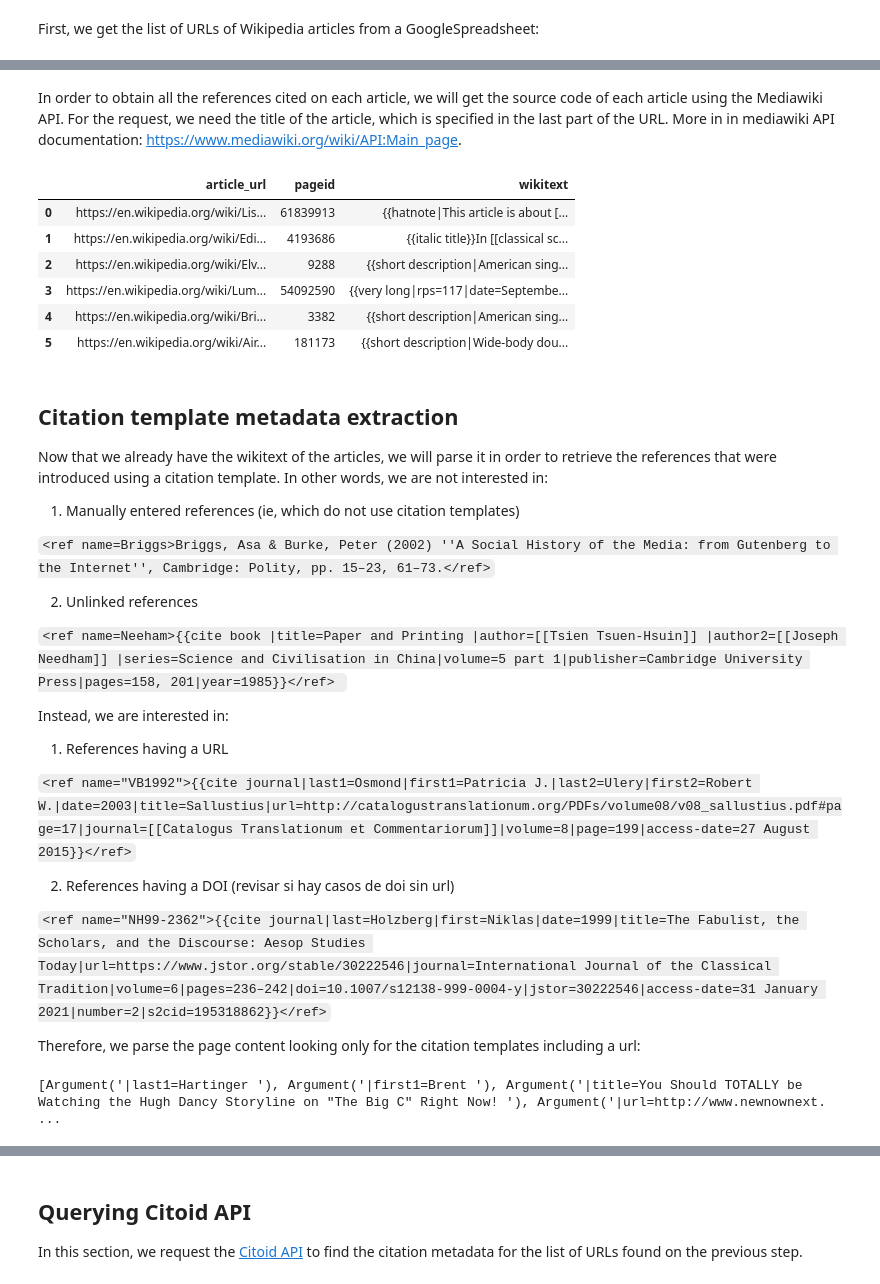
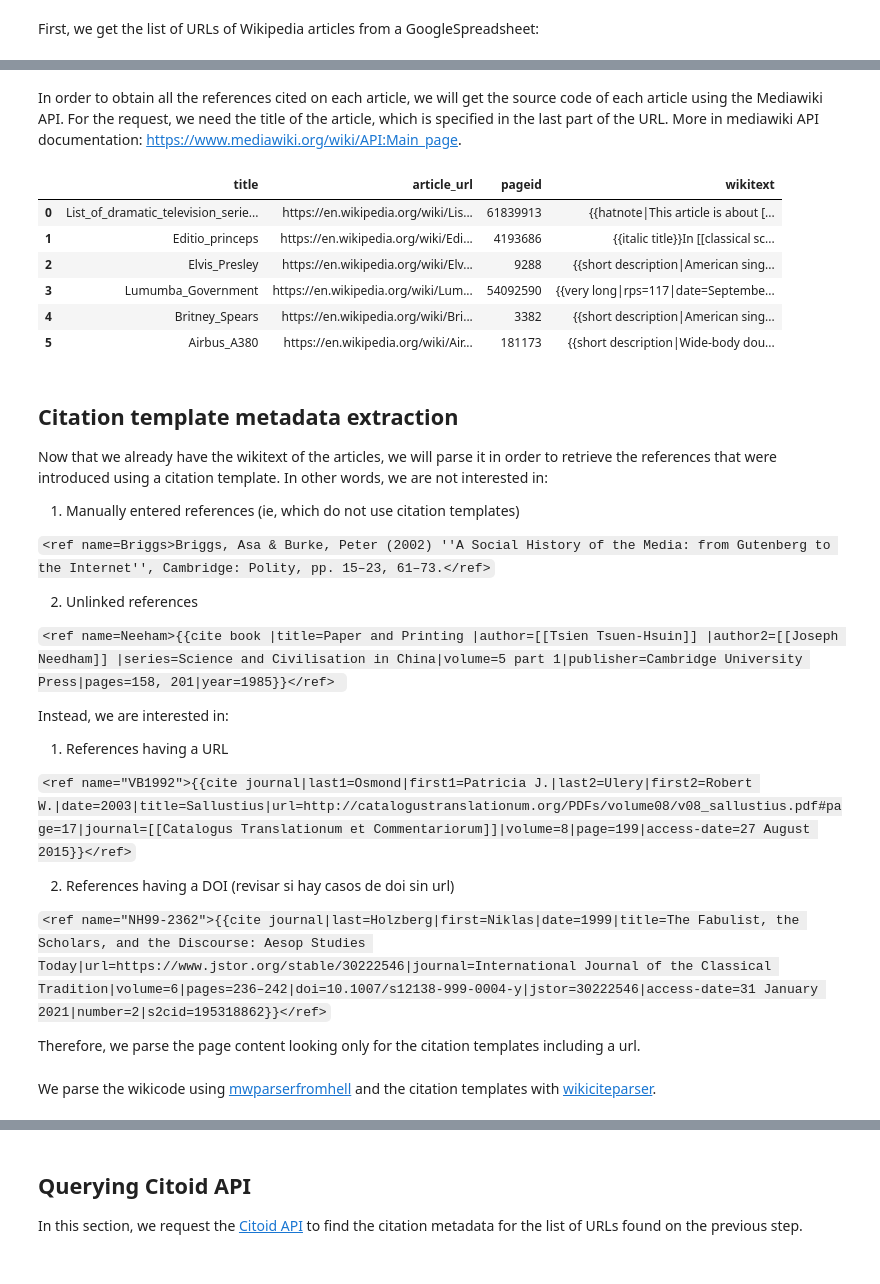
Before and after one commit to hdlabconicet/Web2Cit-research, a Jupyter notebook: understand-citoid-coverage.ipynb, the cells around one changed output, grey strips where cells are left out. Cells and saved outputs as stored; diff of their text form; code cells hidden in the pictures.

````diff
--- a/understand-citoid-coverage.ipynb
+++ b/understand-citoid-coverage.ipynb
@@ -80,3 +82,3 @@ Name: URL, dtype: object
 # %% [markdown]
-In order to obtain all the references cited on each article, we will get the source code of each article using the Mediawiki API. For the request, we need the title of the article, which is specified in the last part of the URL. More in in mediawiki API documentation: https://www.mediawiki.org/wiki/API:Main_page.
+In order to obtain all the references cited on each article, we will get the source code of each article using the Mediawiki API. For the request, we need the title of the article, which is specified in the last part of the URL. More in mediawiki API documentation: https://www.mediawiki.org/wiki/API:Main_page.
 # %%
@@ -113,13 +116,13 @@ df = pd.DataFrame(rows)
-# %%
-df
-# %% [output]
-|  | article_url | pageid | wikitext |
-| 0 | https://en.wikipedia.org/wiki/Lis... | 61839913 | {{hatnote|This article is about [... |
-| 1 | https://en.wikipedia.org/wiki/Edi... | 4193686 | {{italic title}}In [[classical sc... |
-| 2 | https://en.wikipedia.org/wiki/Elv... | 9288 | {{short description|American sing... |
-| 3 | https://en.wikipedia.org/wiki/Lum... | 54092590 | {{very long|rps=117|date=Septembe... |
-| 4 | https://en.wikipedia.org/wiki/Bri... | 3382 | {{short description|American sing... |
-| 5 | https://en.wikipedia.org/wiki/Air... | 181173 | {{short description|Wide-body dou... |
+# %%
+articles_df
+# %% [output]
+|  | title | article_url | pageid | wikitext |
+| 0 | List_of_dramatic_television_serie... | https://en.wikipedia.org/wiki/Lis... | 61839913 | {{hatnote|This article is about [... |
+| 1 | Editio_princeps | https://en.wikipedia.org/wiki/Edi... | 4193686 | {{italic title}}In [[classical sc... |
+| 2 | Elvis_Presley | https://en.wikipedia.org/wiki/Elv... | 9288 | {{short description|American sing... |
+| 3 | Lumumba_Government | https://en.wikipedia.org/wiki/Lum... | 54092590 | {{very long|rps=117|date=Septembe... |
+| 4 | Britney_Spears | https://en.wikipedia.org/wiki/Bri... | 3382 | {{short description|American sing... |
+| 5 | Airbus_A380 | https://en.wikipedia.org/wiki/Air... | 181173 | {{short description|Wide-body dou... |
 # %% [markdown]
 ## Citation template metadata extraction
 
@@ -143,28 +146,4 @@ Instead, we are interested in:
 
 ```<ref name="NH99-2362">{{cite journal|last=Holzberg|first=Niklas|date=1999|title=The Fabulist, the Scholars, and the Discourse: Aesop Studies Today|url=https://www.jstor.org/stable/30222546|journal=International Journal of the Classical Tradition|volume=6|pages=236–242|doi=10.1007/s12138-999-0004-y|jstor=30222546|access-date=31 January 2021|number=2|s2cid=195318862}}</ref>```
 
-Therefore, we parse the page content looking only for the citation templates including a url:
+Therefore, we parse the page content looking only for the citation templates including a url.
-# %%
-#rows = []
-
-for i, row in df.iterrows():
-
-    parsed = wtp.parse(row["wikitext"])
-
-    for template in parsed.templates:
-        if '{{cite ' in template:
-            if '|url=' in template:
-                print(template.arguments)
-
-                break
-
-    break
-
-
-
-
-# row = {"article": article_url, "pageid": pageid, "template": citation_template, "url": url, "authors": authors, "title": title, "date": date, "publication": publication}
-# rows.append(row)
-# df = pd.DataFrame(rows)
-# %% [output]
-[Argument('|last1=Hartinger '), Argument('|first1=Brent '), Argument('|title=You Should TOTALLY be Watching the Hugh Dancy Storyline on "The Big C" Right Now! '), Argument('|url=http://www.newnownext. ...
@@ -174,0 +150,2 @@ assert len(args) == len(template.arguments)
+# %% [markdown]
+We parse the wikicode using [mwparserfromhell](https://github.com/earwig/mwparserfromhell) and the citation templates with [wikiciteparser](https://github.com/dissemin/wikiciteparser).
````
Also changed, not shown: parts of 22 cells of this notebook, 1 other file.
